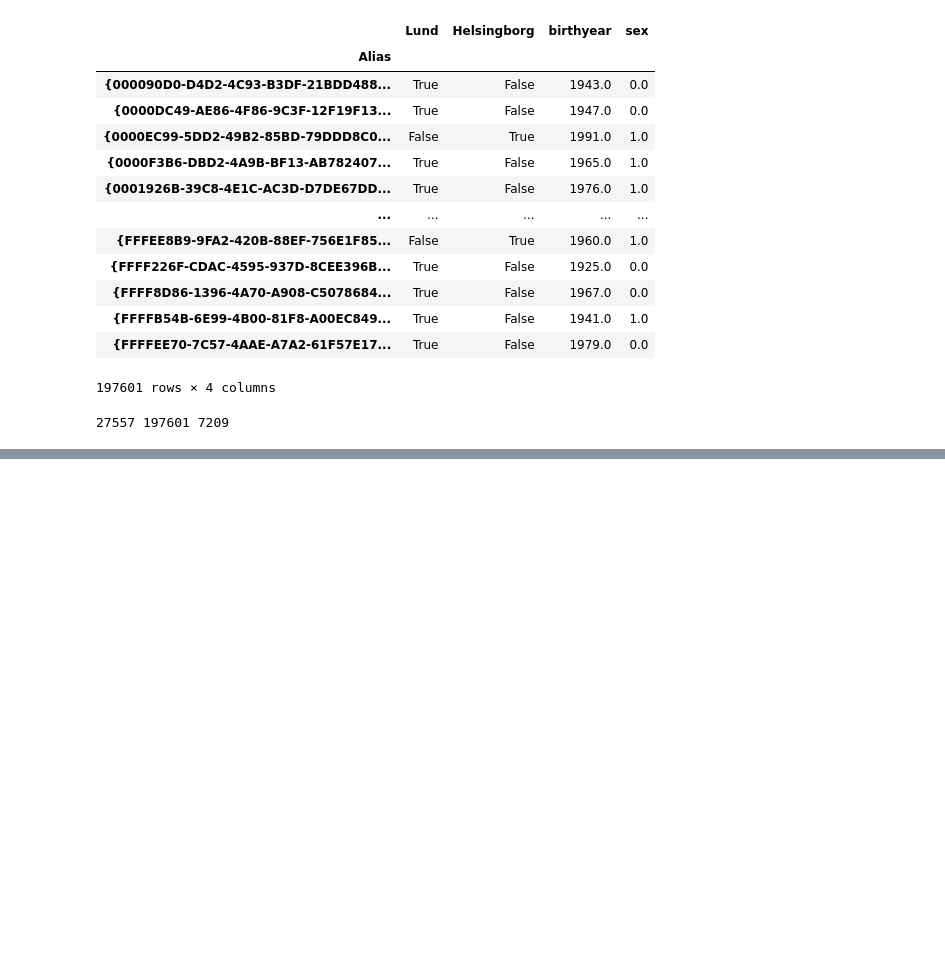
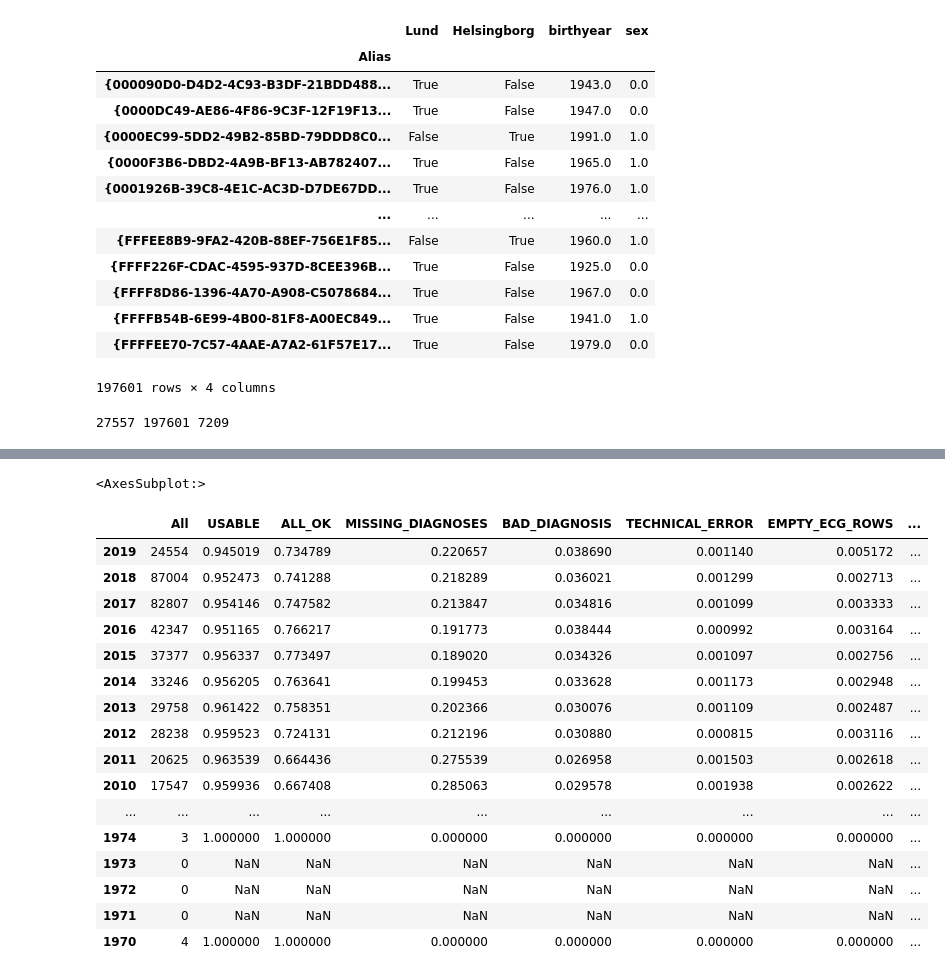
Before and after one commit to Tipulidae/mim, a Jupyter notebook: notebooks/esc_trop.ipynb, the cells around one changed output, grey strips where cells are left out. Drawn from its saved outputs; the diff is of its cells as text; code cells hidden in the pictures; blank space fills up the shorter version.

```diff
--- a/notebooks/esc_trop.ipynb
+++ b/notebooks/esc_trop.ipynb
@@ -508,0 +603,54 @@ Structure of a technical report https://unilearning.uow.edu.au/report/3b.html
+# %%
+ecg_date = pd.DataFrame(
+    pd.to_datetime(ecg['meta']['date'][:], format="%Y-%m-%d %H:%M:%S"),
+    columns=['date']
+)
+# %%
+ecg_date.date.hist(bins=49)
+# %% [output]
+<AxesSubplot:>
+# %%
+def yearly_frequency(dates):
+    bins = pd.cut(
+        dates.date,
+        bins=pd.date_range(start='1970', end='2020', freq='YS'),
+        include_lowest=True,
+        right=False
+    )
+    return bins.value_counts().sort_index()
+# %%
+freqs = pd.DataFrame(
+    yearly_frequency(ecg_date).values,
+    columns=['All'],
+    index=range(1970, 2020)
+)
+# %%
+freqs['USABLE'] = yearly_frequency(ecg_date[ecg_status.USABLE]).values
+freqs['ALL_OK'] = yearly_frequency(ecg_date[ecg_status.ALL_OK]).values
+freqs['MISSING_DIAGNOSES'] = yearly_frequency(ecg_date[ecg_status.MISSING_DIAGNOSES]).values
+freqs['BAD_DIAGNOSIS'] = yearly_frequency(ecg_date[ecg_status.BAD_DIAGNOSIS]).values
+freqs['TECHNICAL_ERROR'] = yearly_frequency(ecg_date[ecg_status.TECHNICAL_ERROR]).values
+freqs['EMPTY_ECG_ROWS'] = yearly_frequency(ecg_date[ecg_status.EMPTY_ECG_ROWS]).values
+freqs['EMPTY_ECG_COLUMNS'] = yearly_frequency(ecg_date[ecg_status.EMPTY_ECG_COLUMNS]).values
+# %%
+freqs_percent = freqs.divide(freqs.All, axis='rows')
+freqs_percent.All = freqs.All
+freqs_percent.sort_index(ascending=False)
+# %% [output]
+|  | All | USABLE | ALL_OK | MISSING_DIAGNOSES | BAD_DIAGNOSIS | TECHNICAL_ERROR | EMPTY_ECG_ROWS | ... |
+| 2019 | 24554 | 0.945019 | 0.734789 | 0.220657 | 0.038690 | 0.001140 | 0.005172 | ... |
+| 2018 | 87004 | 0.952473 | 0.741288 | 0.218289 | 0.036021 | 0.001299 | 0.002713 | ... |
+| 2017 | 82807 | 0.954146 | 0.747582 | 0.213847 | 0.034816 | 0.001099 | 0.003333 | ... |
+| 2016 | 42347 | 0.951165 | 0.766217 | 0.191773 | 0.038444 | 0.000992 | 0.003164 | ... |
+| 2015 | 37377 | 0.956337 | 0.773497 | 0.189020 | 0.034326 | 0.001097 | 0.002756 | ... |
+| 2014 | 33246 | 0.956205 | 0.763641 | 0.199453 | 0.033628 | 0.001173 | 0.002948 | ... |
+| 2013 | 29758 | 0.961422 | 0.758351 | 0.202366 | 0.030076 | 0.001109 | 0.002487 | ... |
+| 2012 | 28238 | 0.959523 | 0.724131 | 0.212196 | 0.030880 | 0.000815 | 0.003116 | ... |
+| 2011 | 20625 | 0.963539 | 0.664436 | 0.275539 | 0.026958 | 0.001503 | 0.002618 | ... |
+| 2010 | 17547 | 0.959936 | 0.667408 | 0.285063 | 0.029578 | 0.001938 | 0.002622 | ... |
+| ... | ... | ... | ... | ... | ... | ... | ... | ... |
+| 1974 | 3 | 1.000000 | 1.000000 | 0.000000 | 0.000000 | 0.000000 | 0.000000 | ... |
+| 1973 | 0 | NaN | NaN | NaN | NaN | NaN | NaN | ... |
+| 1972 | 0 | NaN | NaN | NaN | NaN | NaN | NaN | ... |
+| 1971 | 0 | NaN | NaN | NaN | NaN | NaN | NaN | ... |
+| 1970 | 4 | 1.000000 | 1.000000 | 0.000000 | 0.000000 | 0.000000 | 0.000000 | ... |
```
Also changed, not shown: parts of 81 cells of this notebook, 1 other file.
